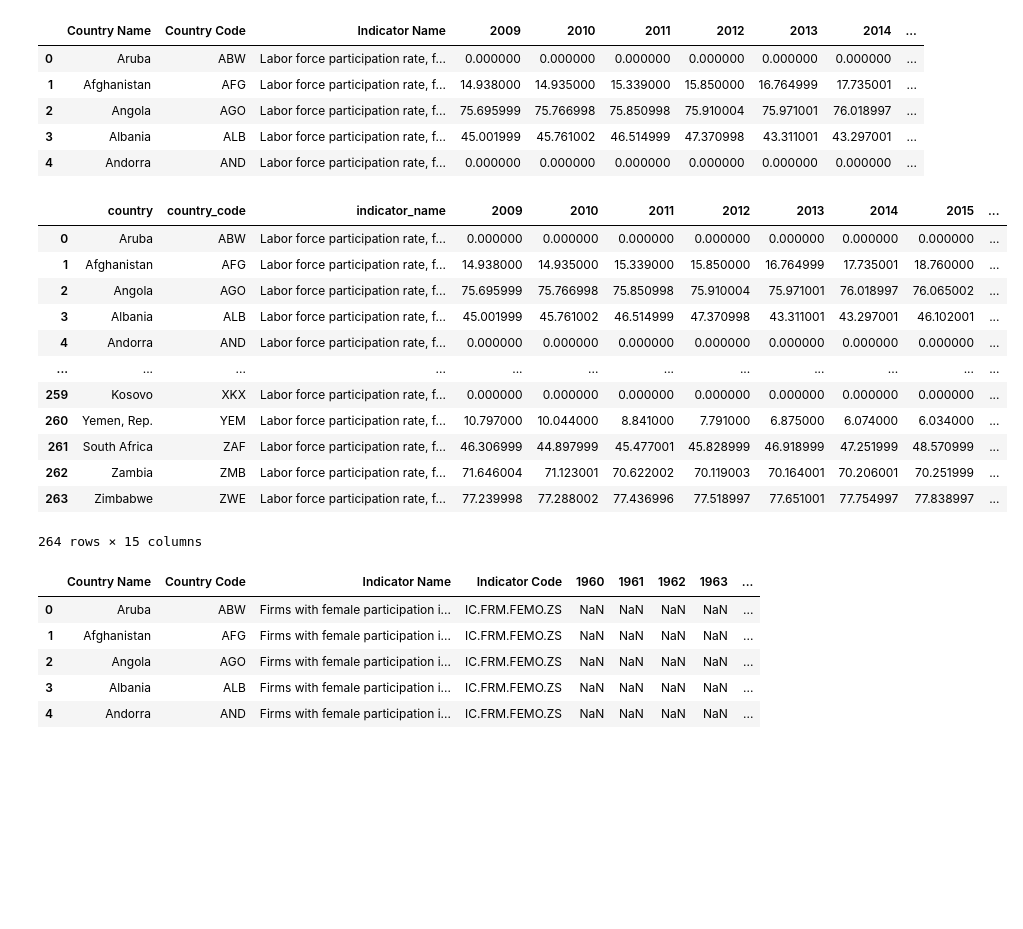
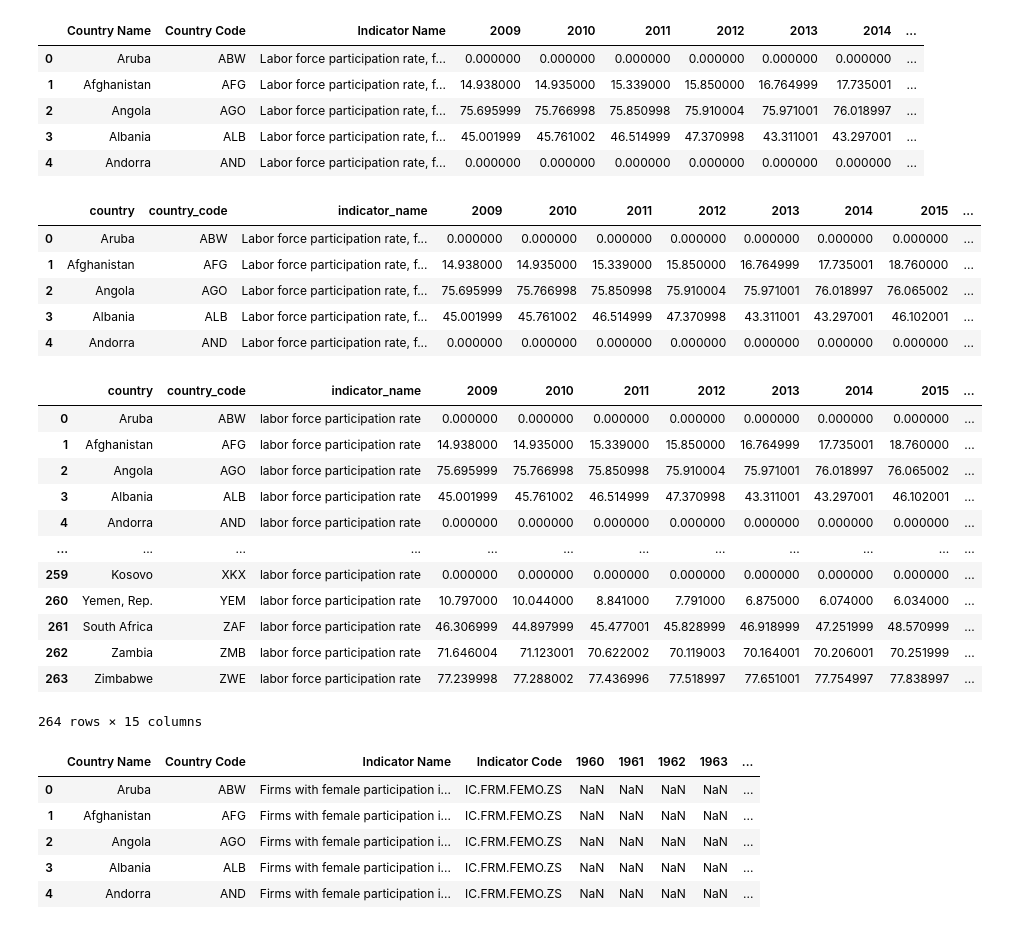
Before and after one commit to liliana-ilut/women-in-power, a Jupyter notebook: girlspower.ipynb, the cells around one changed output. Cells and saved outputs as stored; diff of their text form; code cells hidden in the pictures; blank space fills up the shorter version.

```diff
--- a/girlspower.ipynb
+++ b/girlspower.ipynb
@@ -229,25 +247,36 @@ df_labor.head()
 # %%
 # rename the colomns with shorter names and lower letters
 df_labor_participation= df_labor.rename(columns= {
     "Country Name":"country",
     "Country Code":"country_code",
     "Indicator Name":"indicator_name",
 })
-df_labor_participation
+df_labor_participation.head()
 # %% [output]
 |  | country | country_code | indicator_name | 2009 | 2010 | 2011 | 2012 | 2013 | 2014 | 2015 | ... |
 | 0 | Aruba | ABW | Labor force participation rate, f... | 0.000000 | 0.000000 | 0.000000 | 0.000000 | 0.000000 | 0.000000 | 0.000000 | ... |
 | 1 | Afghanistan | AFG | Labor force participation rate, f... | 14.938000 | 14.935000 | 15.339000 | 15.850000 | 16.764999 | 17.735001 | 18.760000 | ... |
 | 2 | Angola | AGO | Labor force participation rate, f... | 75.695999 | 75.766998 | 75.850998 | 75.910004 | 75.971001 | 76.018997 | 76.065002 | ... |
 | 3 | Albania | ALB | Labor force participation rate, f... | 45.001999 | 45.761002 | 46.514999 | 47.370998 | 43.311001 | 43.297001 | 46.102001 | ... |
 | 4 | Andorra | AND | Labor force participation rate, f... | 0.000000 | 0.000000 | 0.000000 | 0.000000 | 0.000000 | 0.000000 | 0.000000 | ... |
-| ... | ... | ... | ... | ... | ... | ... | ... | ... | ... | ... | ... |
-| 259 | Kosovo | XKX | Labor force participation rate, f... | 0.000000 | 0.000000 | 0.000000 | 0.000000 | 0.000000 | 0.000000 | 0.000000 | ... |
-| 260 | Yemen, Rep. | YEM | Labor force participation rate, f... | 10.797000 | 10.044000 | 8.841000 | 7.791000 | 6.875000 | 6.074000 | 6.034000 | ... |
-| 261 | South Africa | ZAF | Labor force participation rate, f... | 46.306999 | 44.897999 | 45.477001 | 45.828999 | 46.918999 | 47.251999 | 48.570999 | ... |
-| 262 | Zambia | ZMB | Labor force participation rate, f... | 71.646004 | 71.123001 | 70.622002 | 70.119003 | 70.164001 | 70.206001 | 70.251999 | ... |
-| 263 | Zimbabwe | ZWE | Labor force participation rate, f... | 77.239998 | 77.288002 | 77.436996 | 77.518997 | 77.651001 | 77.754997 | 77.838997 | ... |
-264 rows × 15 columns
+# %%
+# change the indicator name column with a shorter name
+df_labor_participation["indicator_name"].replace({"Labor force participation rate, female (% of female population ages 15+) (modeled ILO estimate)": "labor force participation rate"}, inplace=True)
+df_labor_participation
+# %% [output]
+|  | country | country_code | indicator_name | 2009 | 2010 | 2011 | 2012 | 2013 | 2014 | 2015 | ... |
+| 0 | Aruba | ABW | labor force participation rate | 0.000000 | 0.000000 | 0.000000 | 0.000000 | 0.000000 | 0.000000 | 0.000000 | ... |
+| 1 | Afghanistan | AFG | labor force participation rate | 14.938000 | 14.935000 | 15.339000 | 15.850000 | 16.764999 | 17.735001 | 18.760000 | ... |
+| 2 | Angola | AGO | labor force participation rate | 75.695999 | 75.766998 | 75.850998 | 75.910004 | 75.971001 | 76.018997 | 76.065002 | ... |
+| 3 | Albania | ALB | labor force participation rate | 45.001999 | 45.761002 | 46.514999 | 47.370998 | 43.311001 | 43.297001 | 46.102001 | ... |
+| 4 | Andorra | AND | labor force participation rate | 0.000000 | 0.000000 | 0.000000 | 0.000000 | 0.000000 | 0.000000 | 0.000000 | ... |
+| ... | ... | ... | ... | ... | ... | ... | ... | ... | ... | ... | ... |
+| 259 | Kosovo | XKX | labor force participation rate | 0.000000 | 0.000000 | 0.000000 | 0.000000 | 0.000000 | 0.000000 | 0.000000 | ... |
+| 260 | Yemen, Rep. | YEM | labor force participation rate | 10.797000 | 10.044000 | 8.841000 | 7.791000 | 6.875000 | 6.074000 | 6.034000 | ... |
+| 261 | South Africa | ZAF | labor force participation rate | 46.306999 | 44.897999 | 45.477001 | 45.828999 | 46.918999 | 47.251999 | 48.570999 | ... |
+| 262 | Zambia | ZMB | labor force participation rate | 71.646004 | 71.123001 | 70.622002 | 70.119003 | 70.164001 | 70.206001 | 70.251999 | ... |
+| 263 | Zimbabwe | ZWE | labor force participation rate | 77.239998 | 77.288002 | 77.436996 | 77.518997 | 77.651001 | 77.754997 | 77.838997 | ... |
+264 rows × 15 columns
 # %%
 #save to csv in the Data folder
 df_labor_participation.to_csv("Data/labor_participation.csv")
```
Also changed, not shown: parts of 4 cells of this notebook, 6 other files.
